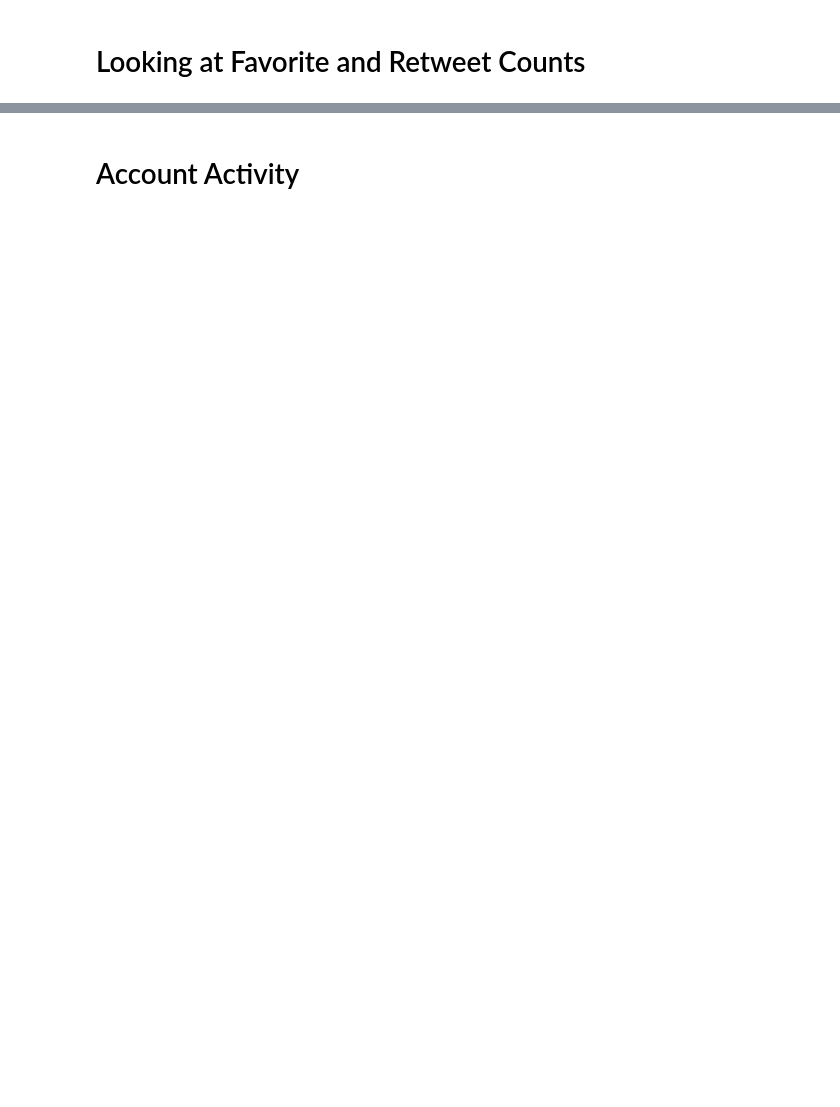
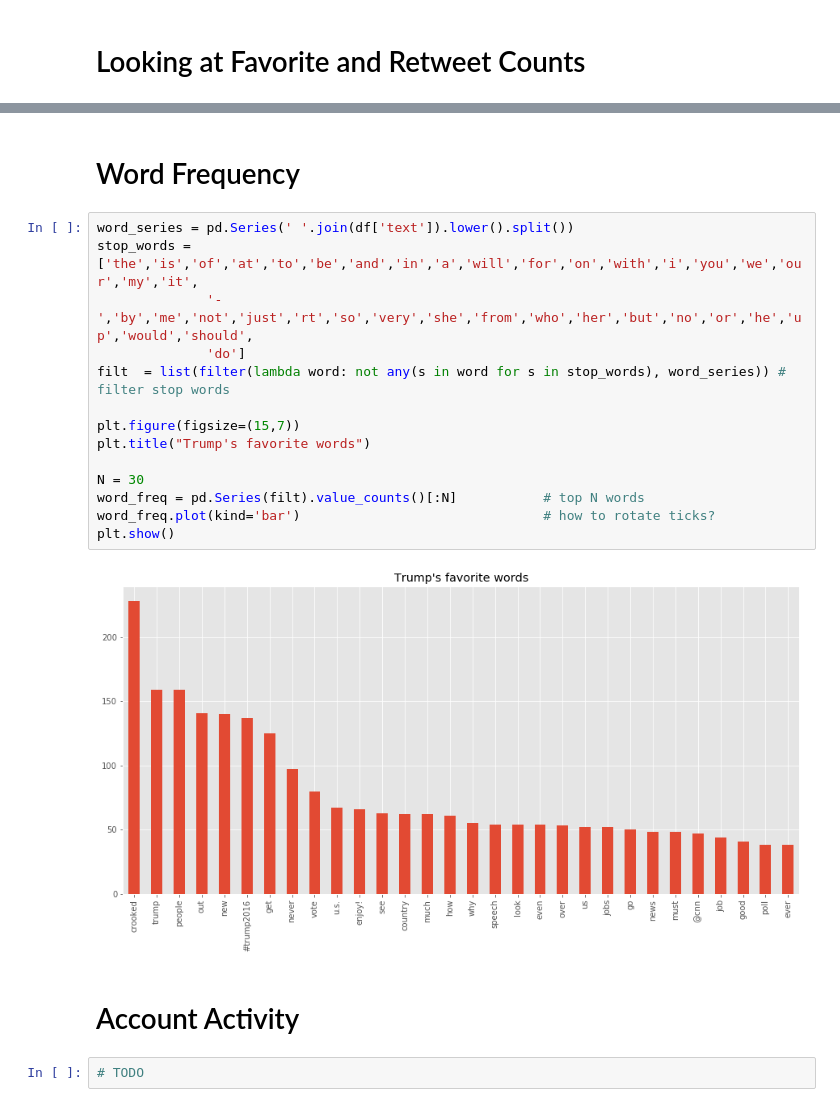
Before and after one commit to jsondoo/TweetMine, a Jupyter notebook: TweetMine.ipynb, the cells around one changed output, grey strips where cells are left out. Cells and saved outputs as stored; diff of their text form; blank space fills up the shorter version.

Commit message:
Add word frequency visualization

```diff
--- a/TweetMine.ipynb
+++ b/TweetMine.ipynb
@@ -99,3 +99,23 @@ Donald Trump's most favorited tweet with 633812 tweets:
 Such a beautiful and important evening! The forgotten man and woman will never be forgotten again. We will all come together as never before
+# %% [markdown]
+# Word Frequency
+# %%
+word_series = pd.Series(' '.join(df['text']).lower().split())
+stop_words = ['the','is','of','at','to','be','and','in','a','will','for','on','with','i','you','we','our','my','it',
+              '-','by','me','not','just','rt','so','very','she','from','who','her','but','no','or','he','up','would','should',
+              'do']
+filt  = list(filter(lambda word: not any(s in word for s in stop_words), word_series)) # filter stop words
+
+plt.figure(figsize=(15,7))
+plt.title("Trump's favorite words")
+
+N = 30
+word_freq = pd.Series(filt).value_counts()[:N]           # top N words
+word_freq.plot(kind='bar')                               # how to rotate ticks?
+plt.show()
+# %% [output]
+[figure, added]
 # %% [markdown]
 # Account Activity
+# %%
+# TODO
```
Also changed, not shown: parts of 4 cells of this notebook, 1 other file.
